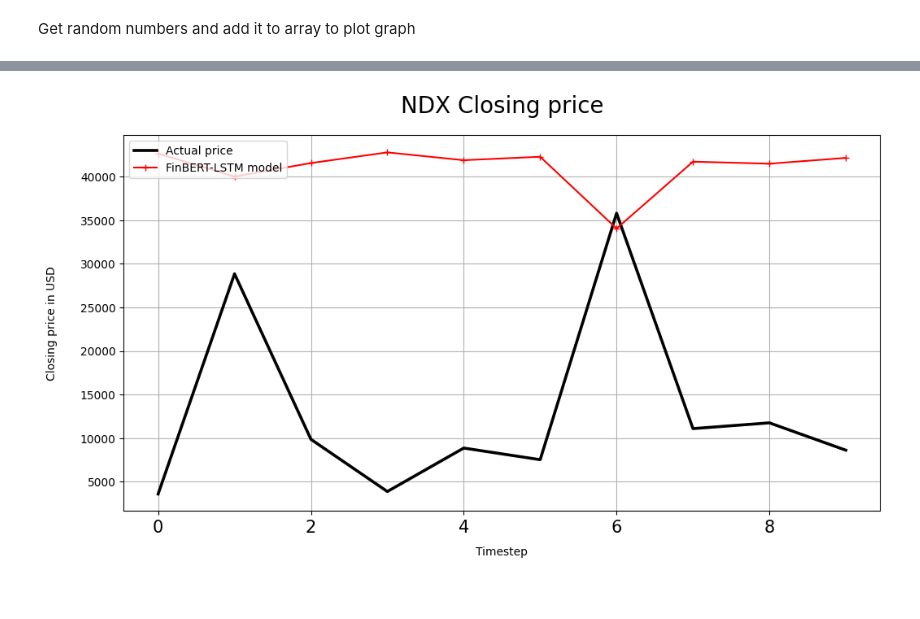
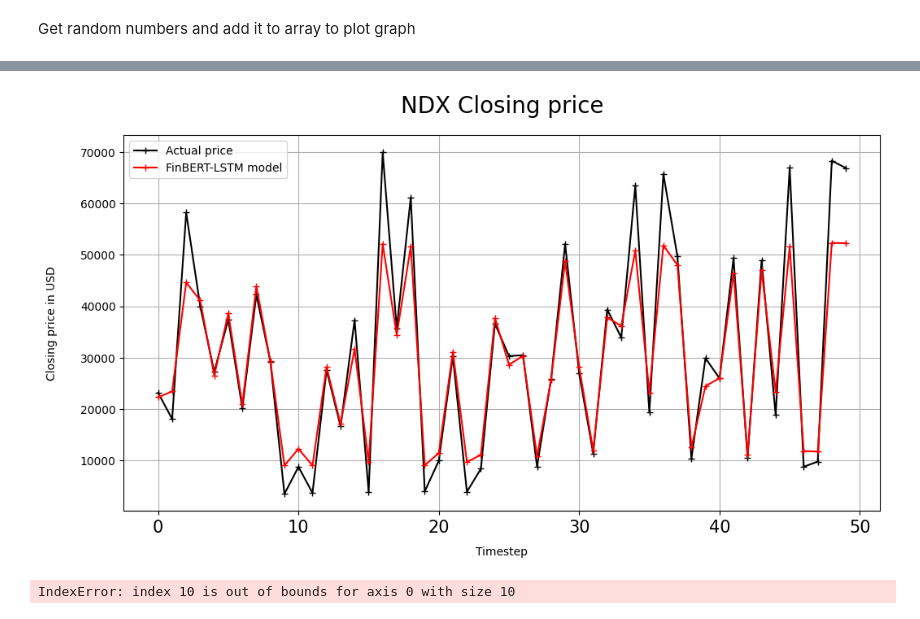
Before and after one commit to Hanif-adedotun/crypto-prediction-lstm-bert, a Jupyter notebook: lstm_model_bert.ipynb, the cells around one changed output, grey strips where cells are left out. Saved outputs shown, nothing was run; the diff lists cells and outputs as text; code cells hidden in the pictures.

Commit message:
Model Analysis, settled on using previous model, still very accurate

```diff
--- a/lstm_model_bert.ipynb
+++ b/lstm_model_bert.ipynb
@@ -234,9 +234,9 @@ Run Model and predict 10 days
 Data preprocessing is done, time to input it into the model
 # %%
 import keras
-def predict_prices(x, model):
+def predict_prices(x, model, scale):
      predictions = model.predict(x)
-     predictions = scaler.inverse_transform(predictions.reshape(-1,1)).reshape(-1,1)
+     predictions = scale.inverse_transform(predictions.reshape(-1,1)).reshape(-1,1)
      return predictions
 # %% [markdown]
 Get random numbers and add it to array to plot graph
@@ -245,10 +245,12 @@ def run_random_test(epoc):
      real_predictions = []
      random_presictions = []
      # Import model
-     price_model = keras.models.load_model('models/price_model_v2.keras')
-     test_scaler = joblib.load("scaler/scaler_v2.pkl")
+     price_model = keras.models.load_model('models/price_model_v1.keras')
+     test_scaler = joblib.load("scaler/scaler.pkl")
+
+
      for i in range(epoc):
-          random_number = random.randint(0, 747)
+          random_number = random.randint(0, 2000)
           prices = data.get(stock_column).values[random_number:random_number+10]
           y_price =  data.get(stock_column).values[random_number+1]
           real_predictions.append(y_price[0])
@@ -264,13 +266,13 @@ def run_random_test(epoc):
           X_prices = np.array(X_prices).astype(float)
 
 
-          price_prediction = predict_prices(X_prices, price_model)
+          price_prediction = predict_prices(X_prices, price_model, test_scaler)
           # prediction on test set
           random_presictions.append(price_prediction[0][0])
 
      plt.figure(figsize=(12, 6))
 
-     plt.plot(real_predictions, linewidth = 2.6, color = "black")
+     plt.plot(real_predictions, marker="+", color = "black")
      plt.plot(random_presictions, marker="+", color = "red")
 
      plt.xlabel("Timestep", fontsize = 10, labelpad = 10)
@@ -282,5 +284,5 @@ def run_random_test(epoc):
 
      plt.show()
 # %%
-run_random_test(10)
+run_random_test(50)
 # %% [output]
@@ -297 +306,56 @@ run_random_test(10)
-[figure, old version]
+[figure, new version]
+# %%
+import pandas as pd
+import numpy as np
+from sklearn.preprocessing import MinMaxScaler
+import joblib
+
+# Load the scaler
+scaler = joblib.load("scaler/scaler_v2.pkl")
+
+# Load the new data
+new_data = pd.read_csv("./dataset/BERT_sentiment_withprices.csv")
+
+# Filter data for the required date (e.g., the last 10 days before 2024-10-21)
+# Assuming the date column is named 'date' and is in datetime format
+new_data['date'] = pd.to_datetime(new_data['date'])
+target_date = pd.to_datetime('2024-10-21')
+previous_data = new_data[(new_data['date'] < target_date)].tail(10)  # Get last 10 days
+
+# Extract prices and sentiment
+prices = previous_data['prices'].values
+sentiments = previous_data['sentiment'].values
+
+# Normalize the data
+normalized_prices = scaler.transform(prices.reshape(-1, 1))
+normalized_sentiments = sentiments.reshape(-1, 1)
+
+# Prepare the input for the model
+X_new = []
+if len(normalized_prices) >= sequence_length:  # Check if there are enough prices
+    for i in range(len(normalized_prices)):
+        X_new.append(np.append(normalized_prices[i:i + sequence_length], normalized_sentiments[sequence_length + i]))
+
+X_new = np.array(X_new).astype(float)
+
+print(X_new)
+# Reshape X_new for LSTM input
+X_new = X_new.reshape((X_new.shape[0], X_new.shape[1], 1))
+
+print(X_new)
+if X_new.size == 0:
+     raise ValueError("X_new is empty. Check the input data and sequence length.")
+
+# Load the trained model
+model = tf.keras.models.load_model("models/price_model_v2.keras")
+
+# Make predictions
+predictions = model.predict(X_new)
+
+# Invert normalization
+predicted_prices = scaler.inverse_transform(predictions.reshape(-1, 1))
+
+# Output the predicted price for 2024-10-21
+print(f"Predicted BTC Price for 2024-10-21: {predicted_prices[-1][0]}")
+# %% [output]
+IndexError: index 10 is out of bounds for axis 0 with size 10
```
Also changed, not shown: parts of 3 cells of this notebook, 2 other files.
